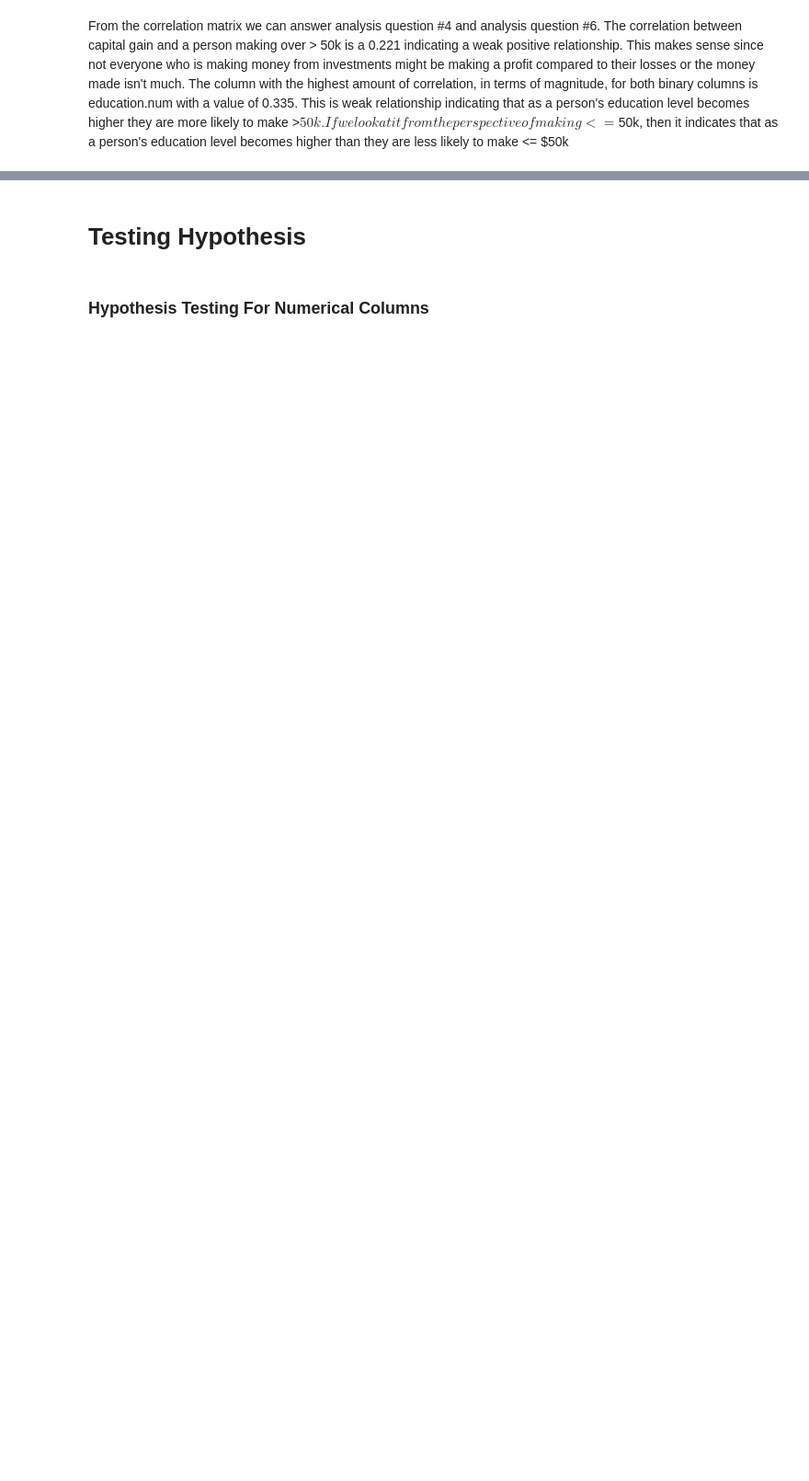
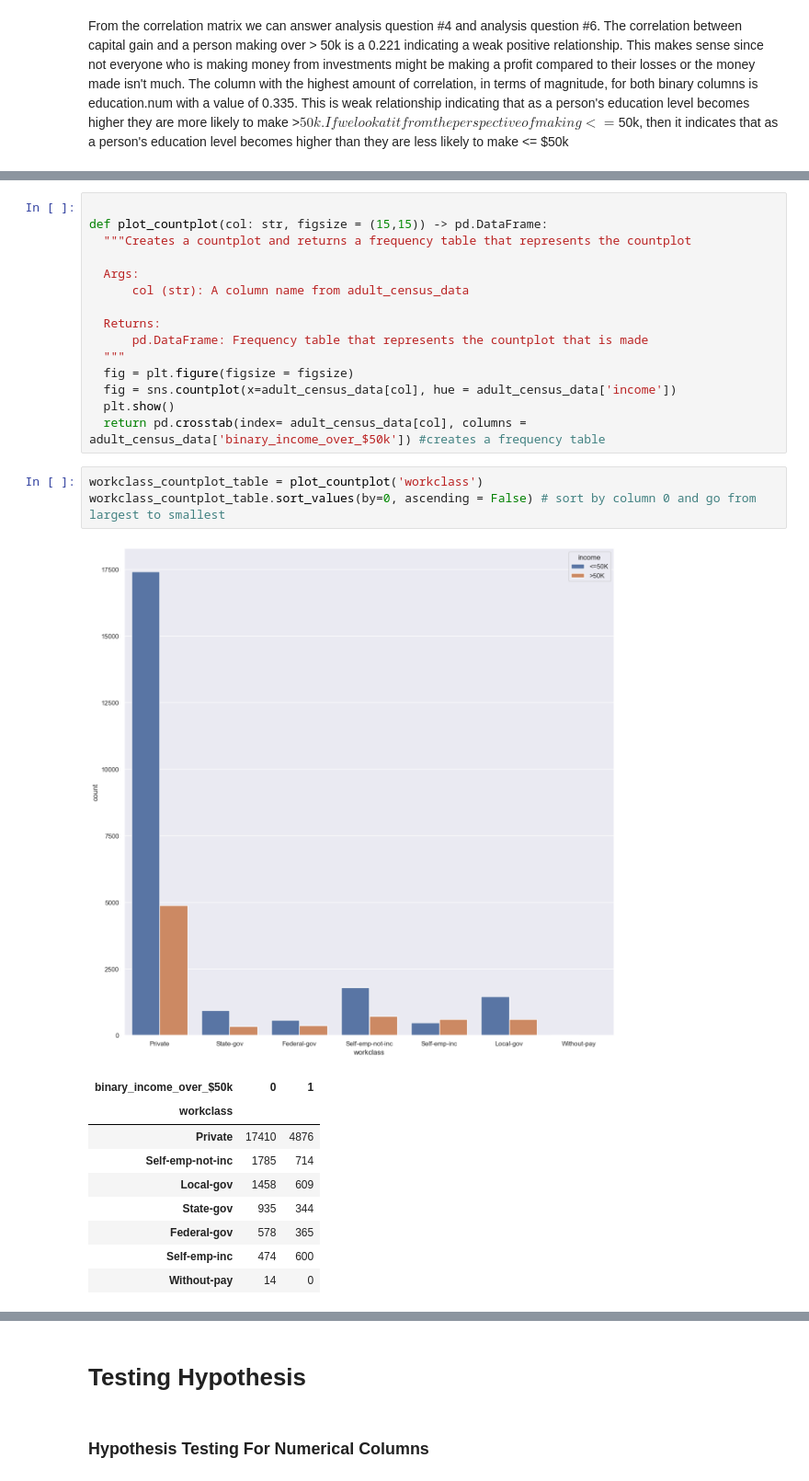
Before and after one commit to brandoncabrera707/CISD_41_Capstone_Project, a Jupyter notebook: capstone_project.ipynb, the cells around one changed output, grey strips where cells are left out. Shown: that part at 92% size. Drawn from its saved outputs; the diff is of its cells as text; blank space fills up the shorter version.

Commit message:
added pivot tables and countplots for qualatative columns

```diff
--- a/capstone_project.ipynb
+++ b/capstone_project.ipynb
@@ -416,0 +442,29 @@ adult_census_data.describe() # get statistics for each numeric column
+# %%
+
+def plot_countplot(col: str, figsize = (15,15)) -> pd.DataFrame:
+  """Creates a countplot and returns a frequency table that represents the countplot
+
+  Args:
+      col (str): A column name from adult_census_data
+
+  Returns:
+      pd.DataFrame: Frequency table that represents the countplot that is made
+  """
+  fig = plt.figure(figsize = figsize)
+  fig = sns.countplot(x=adult_census_data[col], hue = adult_census_data['income'])
+  plt.show()
+  return pd.crosstab(index= adult_census_data[col], columns = adult_census_data['binary_income_over_$50k']) #creates a frequency table
+# %%
+workclass_countplot_table = plot_countplot('workclass')
+workclass_countplot_table.sort_values(by=0, ascending = False) # sort by column 0 and go from largest to smallest
+# %% [output]
+[figure, added]
+| binary_income_over_$50k | 0 | 1 |
+| workclass |  |  |
+| Private | 17410 | 4876 |
+| Self-emp-not-inc | 1785 | 714 |
+| Local-gov | 1458 | 609 |
+| State-gov | 935 | 344 |
+| Federal-gov | 578 | 365 |
+| Self-emp-inc | 474 | 600 |
+| Without-pay | 14 | 0 |
```
Also changed, not shown: parts of 42 cells of this notebook.
